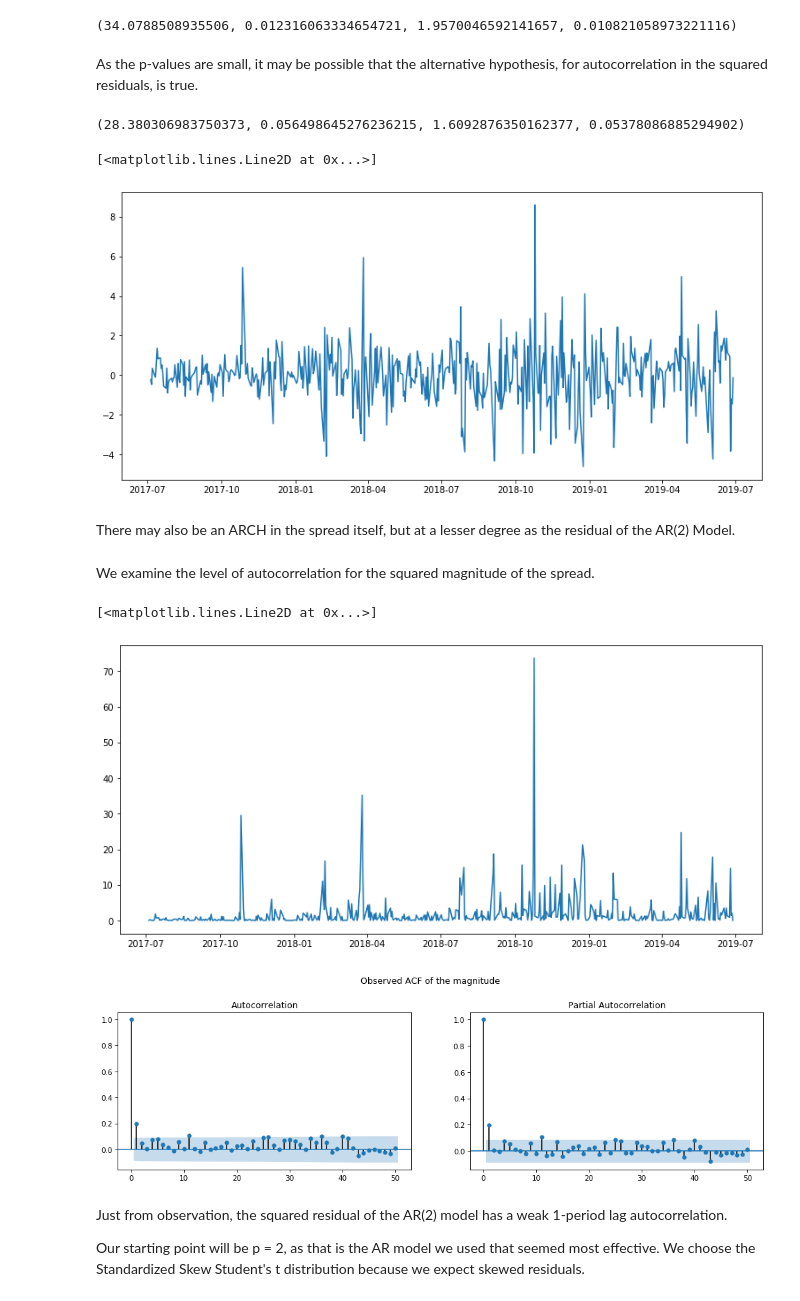
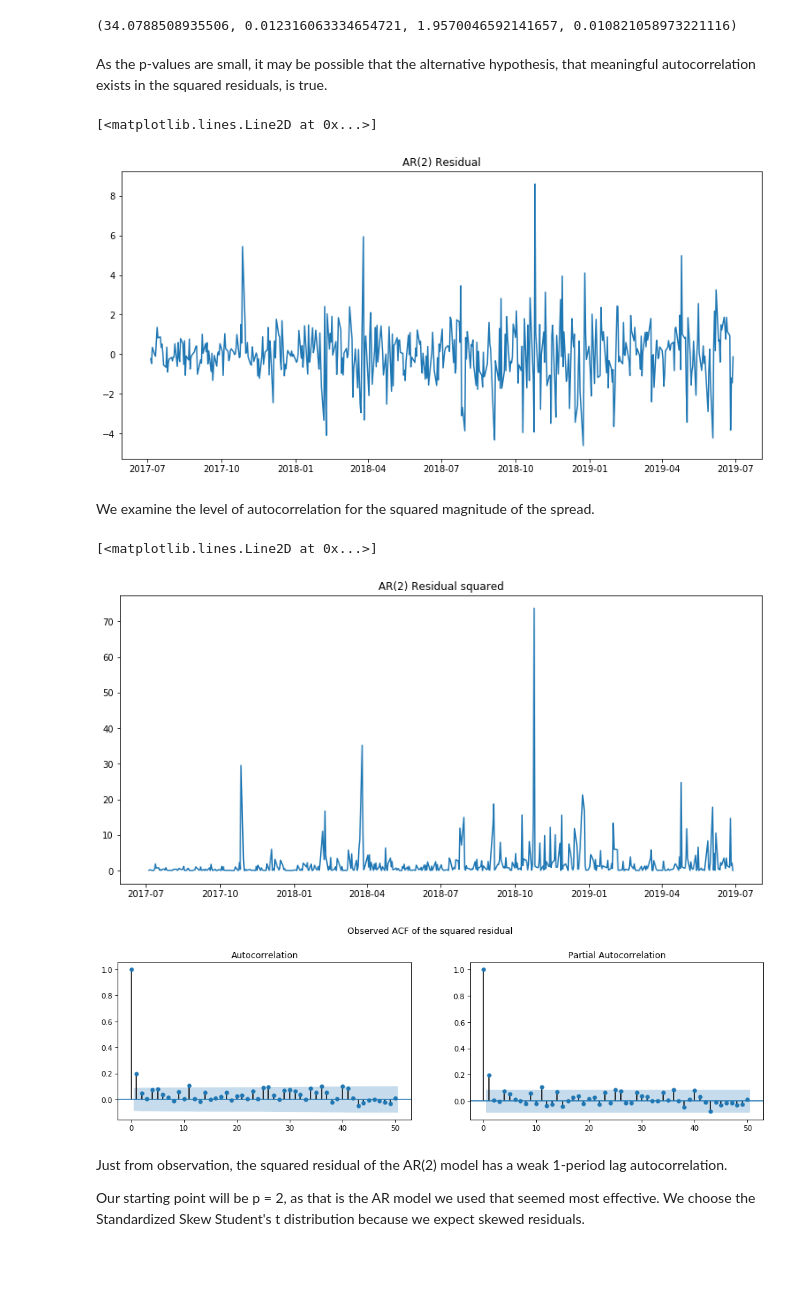
Before and after one commit to stevenkxu/TimeSeriesProject, a Jupyter notebook: 6351_Final_Project.ipynb, the cells around one changed output. Cells and saved outputs as stored; diff of their text form; code cells hidden in the pictures; blank space fills up the shorter version.

```diff
--- a/6351_Final_Project.ipynb
+++ b/6351_Final_Project.ipynb
@@ -738,34 +751,30 @@ print(het_arch(result2.resid))
 # %% [output]
 (34.0788508935506, 0.012316063334654721, 1.9570046592141657, 0.010821058973221116)
 # %% [markdown]
-As the p-values are small, it may be possible that the alternative hypothesis, for autocorrelation in the squared residuals, is true.
+As the p-values are small, it may be possible that the alternative hypothesis, that meaningful autocorrelation exists in the squared residuals, is true.
-# %%
-print(het_arch(pf))
-# %% [output]
-(28.380306983750373, 0.056498645276236215, 1.6092876350162377, 0.05378086885294902)
 # %%
 plt.figure(figsize=(13, 6))
+plt.title("AR(2) Residual")
 plt.plot(result2.resid)
 # %% [output]
 [<matplotlib.lines.Line2D at 0x...>]
-[figure, old version]
+[figure, new version]
-# %% [markdown]
-There may also be an ARCH in the spread itself, but at a lesser degree as the residual of the AR(2) Model.
 # %% [markdown]
 We examine the level of autocorrelation for the squared magnitude of the spread.
 # %%
 plt.figure(figsize=(13, 6))
+plt.title("AR(2) Residual squared")
 plt.plot(result2.resid**2)
 # %% [output]
 [<matplotlib.lines.Line2D at 0x...>]
-[figure, old version]
+[figure, new version]
 # %%
 fig, axes = plt.subplots(1,2,figsize=(16,4), dpi= 75)
-fig.suptitle("Observed ACF of the magnitude", y=1.05)
+fig.suptitle("Observed ACF of the squared residual", y=1.05)
 plot_acf(result2.resid**2, lags=50, ax=axes[0]);
 plot_pacf(result2.resid**2, lags=50, ax=axes[1]);
 # %% [output]
-[figure, old version]
+[figure, new version]
 # %% [markdown]
 Just from observation, the squared residual of the AR(2) model has a weak 1-period lag autocorrelation.
 
```
Also changed, not shown: parts of 13 cells of this notebook.
